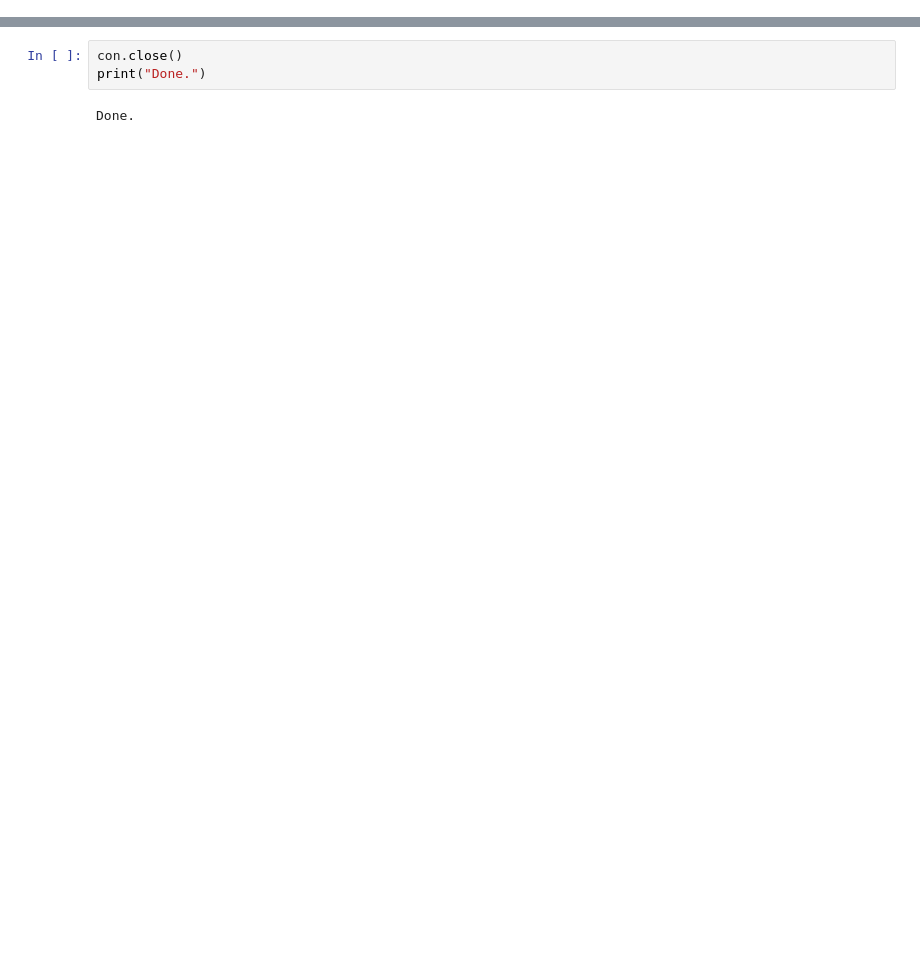
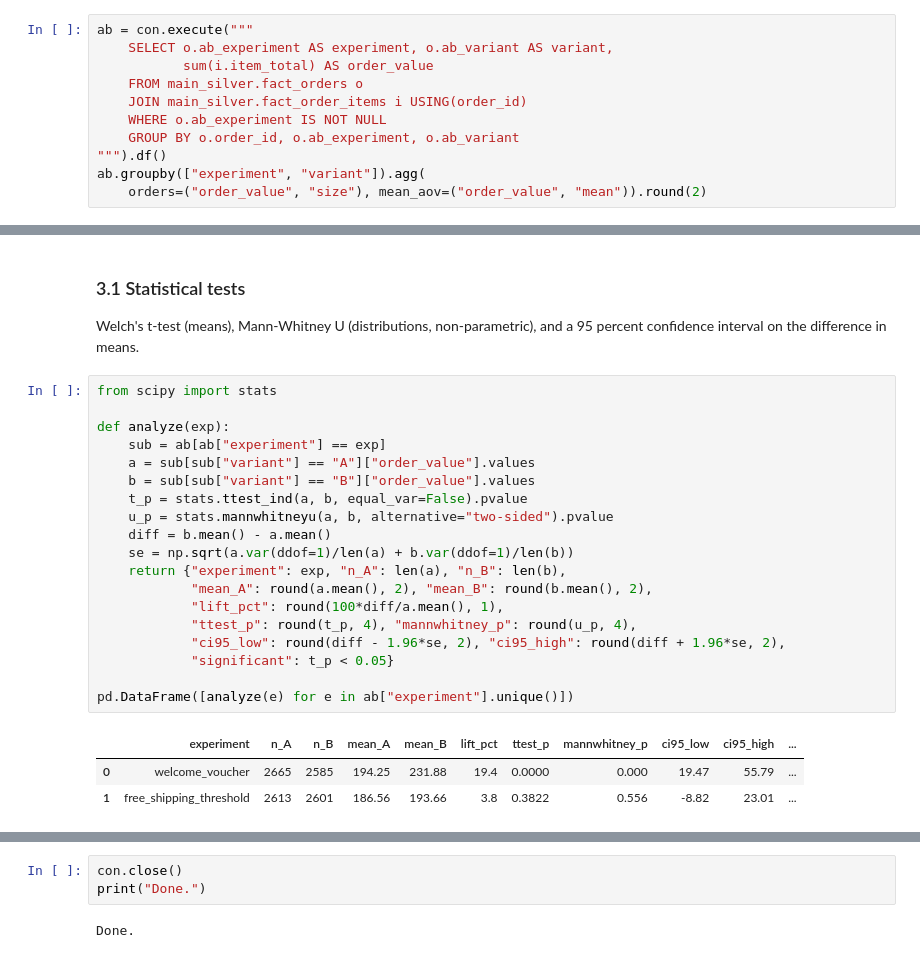
Before and after one commit to laihoangson/e-commerce, a Jupyter notebook: ml/notebooks/01_ml_overview.ipynb, the cells around one changed output, grey strips where cells are left out. Drawn from its saved outputs; the diff is of its cells as text; blank space fills up the shorter version.

```diff
--- a/ml/notebooks/01_ml_overview.ipynb
+++ b/ml/notebooks/01_ml_overview.ipynb
@@ -571,0 +329,11 @@ the documented reasoning behind those choices.
+# %%
+ab = con.execute("""
+    SELECT o.ab_experiment AS experiment, o.ab_variant AS variant,
+           sum(i.item_total) AS order_value
+    FROM main_silver.fact_orders o
+    JOIN main_silver.fact_order_items i USING(order_id)
+    WHERE o.ab_experiment IS NOT NULL
+    GROUP BY o.order_id, o.ab_experiment, o.ab_variant
+""").df()
+ab.groupby(["experiment", "variant"]).agg(
+    orders=("order_value", "size"), mean_aov=("order_value", "mean")).round(2)
@@ -571,0 +347,28 @@ the documented reasoning behind those choices.
+# %% [markdown]
+### 3.1 Statistical tests
+
+Welch's t-test (means), Mann-Whitney U (distributions, non-parametric), and a
+95 percent confidence interval on the difference in means.
+# %%
+from scipy import stats
+
+def analyze(exp):
+    sub = ab[ab["experiment"] == exp]
+    a = sub[sub["variant"] == "A"]["order_value"].values
+    b = sub[sub["variant"] == "B"]["order_value"].values
+    t_p = stats.ttest_ind(a, b, equal_var=False).pvalue
+    u_p = stats.mannwhitneyu(a, b, alternative="two-sided").pvalue
+    diff = b.mean() - a.mean()
+    se = np.sqrt(a.var(ddof=1)/len(a) + b.var(ddof=1)/len(b))
+    return {"experiment": exp, "n_A": len(a), "n_B": len(b),
+            "mean_A": round(a.mean(), 2), "mean_B": round(b.mean(), 2),
+            "lift_pct": round(100*diff/a.mean(), 1),
+            "ttest_p": round(t_p, 4), "mannwhitney_p": round(u_p, 4),
+            "ci95_low": round(diff - 1.96*se, 2), "ci95_high": round(diff + 1.96*se, 2),
+            "significant": t_p < 0.05}
+
+pd.DataFrame([analyze(e) for e in ab["experiment"].unique()])
+# %% [output]
+|  | experiment | n_A | n_B | mean_A | mean_B | lift_pct | ttest_p | mannwhitney_p | ci95_low | ci95_high | ... |
+| 0 | welcome_voucher | 2665 | 2585 | 194.25 | 231.88 | 19.4 | 0.0000 | 0.000 | 19.47 | 55.79 | ... |
+| 1 | free_shipping_threshold | 2613 | 2601 | 186.56 | 193.66 | 3.8 | 0.3822 | 0.556 | -8.82 | 23.01 | ... |
```
Also changed, not shown: parts of 64 cells of this notebook, 8 other files.
